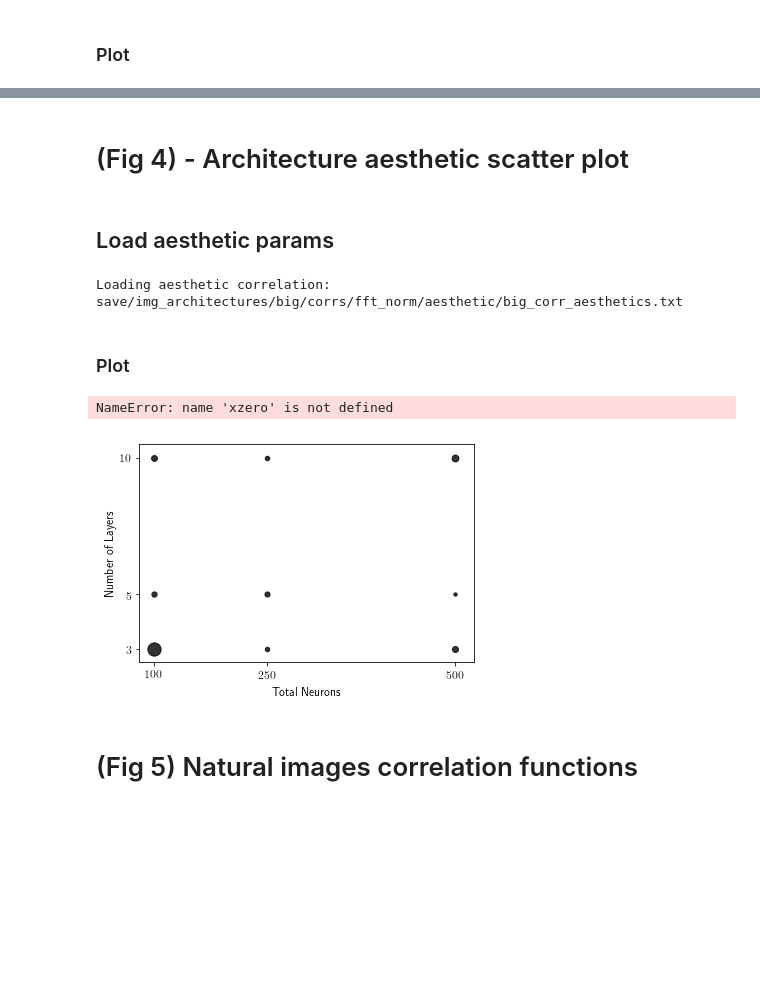
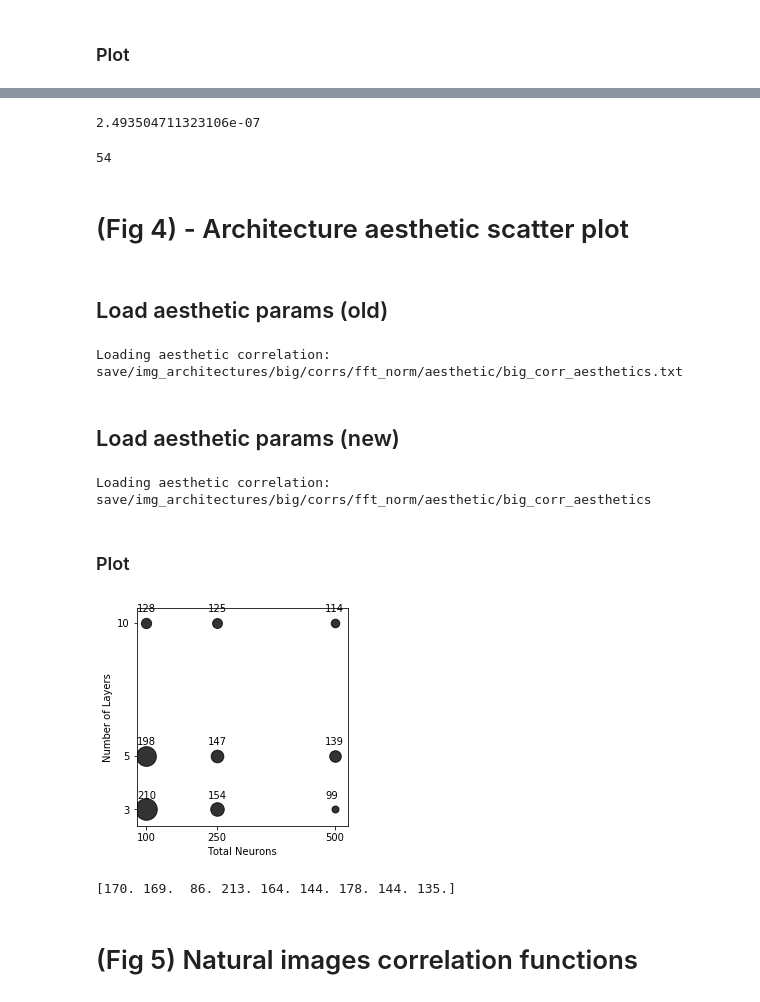
Before and after one commit to heysoos/cppn-tensorflow, a Jupyter notebook: paper_figures.ipynb, the cells around one changed output, grey strips where cells are left out. Cells and saved outputs as stored; diff of their text form; code cells hidden in the pictures; blank space fills up the shorter version.

Commit message:
- figure generating notebook

```diff
--- a/paper_figures.ipynb
+++ b/paper_figures.ipynb
@@ -847,13 +1272,17 @@ fig, ax = plt.subplots(figsize=(8, 4.2), dpi=100, constrained_layout=True)
 
 ax.set_ylabel(r'$\rho(d)$')
 ax.set_xlabel('Distance, $d$')
+ax.set_title(fr'$(N, L) = ({N},{L})$')
 
 alpha = np.tanh(0.05 + 1 / len(corrs_binned))  ## transparency related to number of lines
 
 
 
 for i, corr in enumerate(corrs_binned):
-    ax.plot(d, corr, alpha=alpha/2, lw=0.5, c='k', label='CPPN')
+    ax.plot(d, corr, alpha=1, lw=0.5, c='k', label='CPPN')
+
+for i, corr in enumerate(aes_stack):
+    ax.plot(d, corr, lw=1, c='r')
 
 ax.plot(d, np.mean(aes_stack, axis=0), '--', lw=7, label='Mean aesthetic')
 ax.plot(d, np.mean(corrs_binned, axis=0), '--', lw=7, label='Mean CPPN')
@@ -900,18 +1329,19 @@ ax2.set_axes_locator(ip)
 # mark_inset(ax, ax2, loc1=2, loc2=4, fc="none", ec='0.5')
 
 # PLOT P-VALUES
-
+max_d = 100
 ax2.plot(d, pval)
 
 # ax2.set_title(f'Welch\'s test')
 ax2.set_xlabel('$d$')
 ax2.set_ylabel('p-values')
 
+y_min = np.min([np.min(pval), 1e-5])
 ax2.set_yscale('log')
-ax2.set_ylim([1e-5, 1])
-ax2.set_xlim([-5, 100])
+ax2.set_ylim([y_min, 1])
+ax2.set_xlim([-5, max_d])
 
-boncor = np.sum(d < 100)
+boncor = np.sum(d < max_d)
 onesidecor = 2
 thresh = onesidecor * 0.05 / boncor
 
@@ -948,20 +1375,48 @@ print(min_sig, max_sig)
+# %%
+np.min(pval)
+# %% [output]
+2.493504711323106e-07
+# %%
+import gc
+gc.collect()
+# %% [output]
+54
 # %% [markdown]
 # (Fig 4) - Architecture aesthetic scatter plot
 # %% [markdown]
-## Load aesthetic params
+## Load aesthetic params (old)
 # %%
-dir = 'save/img_architectures'
+wd = 'save/img_architectures'
 img_folder = 'big'
 method = 'fft_norm'
 
-with open('save/img_architectures/big/aesthetic_tag.txt', 'r') as f:
+with open('save/img_architectures/big/aesthetic_tag', 'r') as f:
     aesthetic_dirs = f.read().splitlines()
+
 takeMean = False
 
 _, _, aesthetic_params = \
-    aesthetic_correlations(dir, img_folder, method, takeMean=takeMean, forceCalculate=False)
+    aesthetic_correlations(wd, img_folder, aesthetic_dirs, method, takeMean=takeMean, forceCalculate=False)
 # %% [output]
 Loading aesthetic correlation: save/img_architectures/big/corrs/fft_norm/aesthetic/big_corr_aesthetics.txt
+# %% [markdown]
+## Load aesthetic params (new)
+# %%
+img_dir = 'save/img_architectures'
+img_folder = 'big'
+method = 'fft_norm'
+
+output_filename_pickle = os.path.join(img_dir, 'big_aesthetic_experiment/combined_list')
+with open(output_filename_pickle, 'rb') as f:
+    aesthetic_info = pickle.load(f)
+
+aesthetic_img_names = [a['imgName'] for a in aesthetic_info if a['mode'] == 'COLOUR']    # only relevant if forceCalculate=True
+takeMean = False
+
+_, _, aesthetic_params = \
+    aesthetic_correlations(img_dir, img_folder, aesthetic_img_names, method, takeMean=takeMean, forceCalculate=False)
+# %% [output]
+Loading aesthetic correlation: save/img_architectures/big/corrs/fft_norm/aesthetic/big_corr_aesthetics
 # %% [markdown]
 ### Plot
 # %%
@@ -978,38 +1433,42 @@ x = list(itertools.product(Ns, Ls))
 aes_counter = np.zeros(len(x))
 
 for p in aesthetic_params:
     ii = x.index((p['total_neurons'], p['num_layers']))
     aes_counter[ii] += 1
 
 fig, ax = plt.subplots()
 
 for i, ss in enumerate(aes_counter):
-    s = ss/2 + 10
+    s = ss**3/20000
     xx, yy = x[i]
     ax.scatter(xx, yy, s=s, alpha=0.8, c='k')
+    ax.annotate(f'{ss:.0f}', (xx-20, yy+0.42), color='k')
 
 ax.set_xlabel('Total Neurons')
 ax.set_ylabel('Number of Layers')
-# xzero = np.min(Ns) - max(aes_counter)/4
-# yzero = 2
+xzero = np.min(Ns) - max(aes_counter)/4
+yzero = 2
 # ax.set_xlim([xzero, np.max(Ns) + np.abs(xzero)])
 # ax.set_ylim([yzero, np.max(Ls) + np.abs(yzero)])
 
 yt = list(set([f[1] for f in x]))
 xt = list(set([f[0] for f in x]))
 ax.set_xticks(xt)
 ax.set_yticks(yt)
 ax.set_aspect((np.max(Ns) - xzero)/(np.max(Ls) - yzero))
 
 time =  datetime.now().strftime("%y-%m-%d-%H-%M-%S.%f")
 name = 'fig4_' + time
 filename = 'paper_figures/' + name + '.png'
 filename_pdf = 'paper_figures/pdf/' + name + '.pdf'
 plt.savefig(filename, density=600)
 plt.savefig(filename_pdf, density=600)
 # %% [output]
-NameError: name 'xzero' is not defined
-[figure, old version]
+[figure, new version]
+# %%
+print(aes_counter)
+# %% [output]
+[170. 169.  86. 213. 164. 144. 178. 144. 135.]
 # %% [markdown]
 # (Fig 5) Natural images correlation functions
 # %% [markdown]
```
Also changed, not shown: parts of 110 cells of this notebook.
